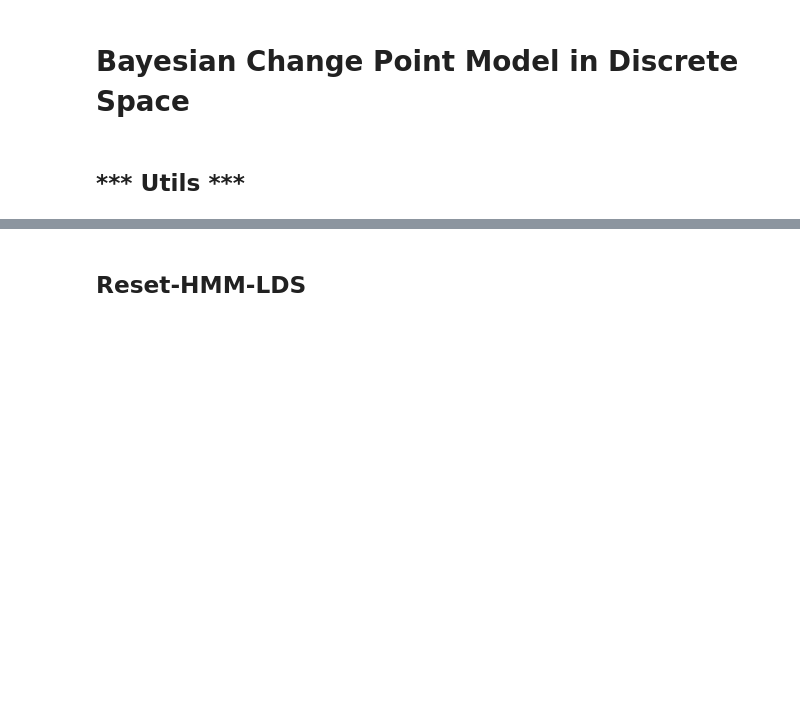
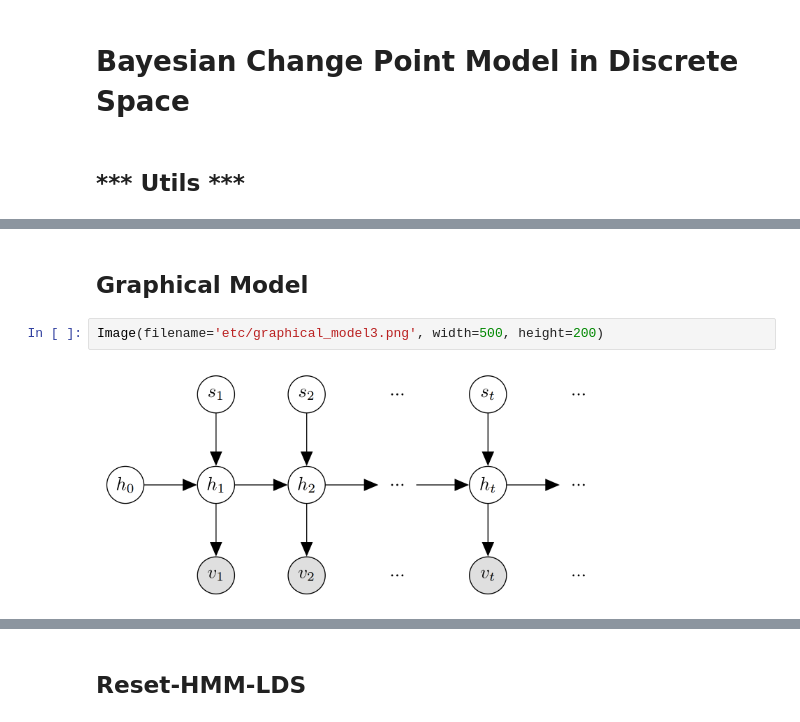
Before and after one commit to cagatayyildiz/bayesian, a Jupyter notebook: BCPM_Discrete.ipynb, the cells around one changed output, grey strips where cells are left out. Cells and saved outputs as stored; diff of their text form; blank space fills up the shorter version.

```diff
--- a/BCPM_Discrete.ipynb
+++ b/BCPM_Discrete.ipynb
@@ -61,0 +72,6 @@ def save_array(filename, X, format = '%.6f'):
+# %% [markdown]
+## Graphical Model
+# %%
+Image(filename='etc/graphical_model3.png', width=500, height=200)
+# %% [output]
+[figure, added]
```
Also changed, not shown: parts of 17 cells of this notebook, 9 other files.
